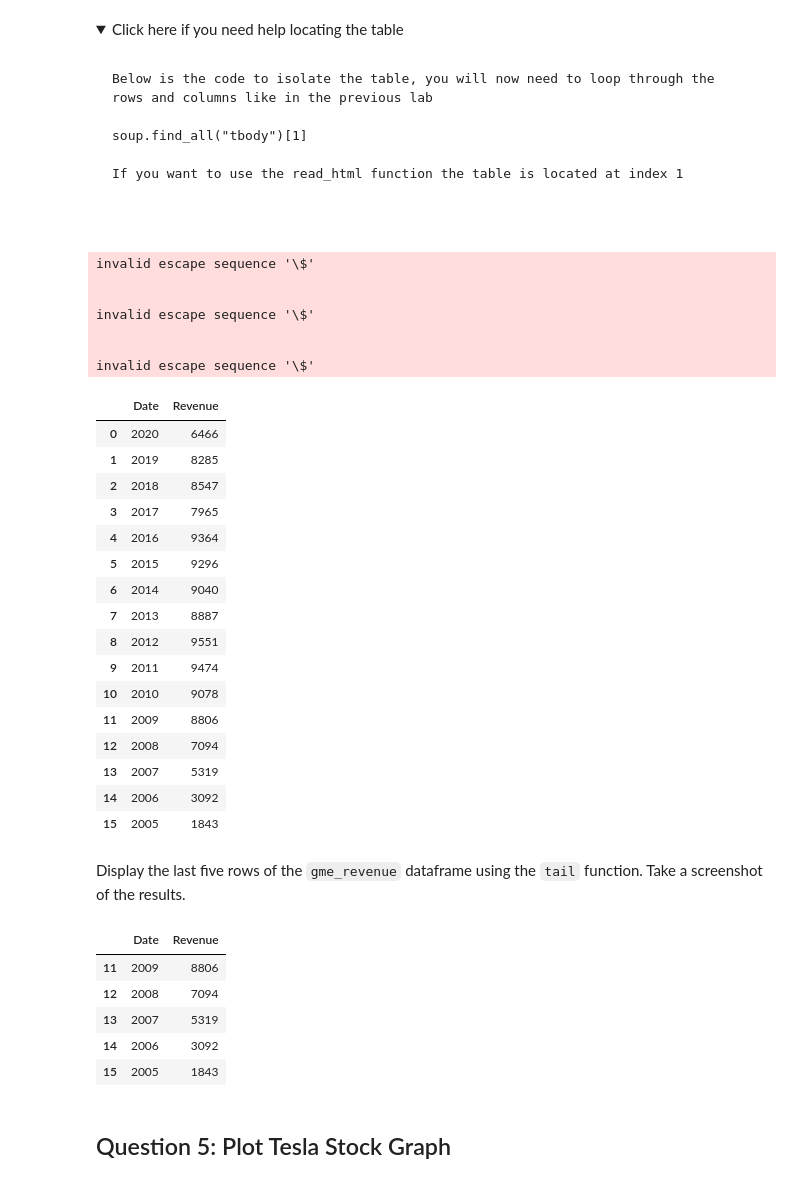
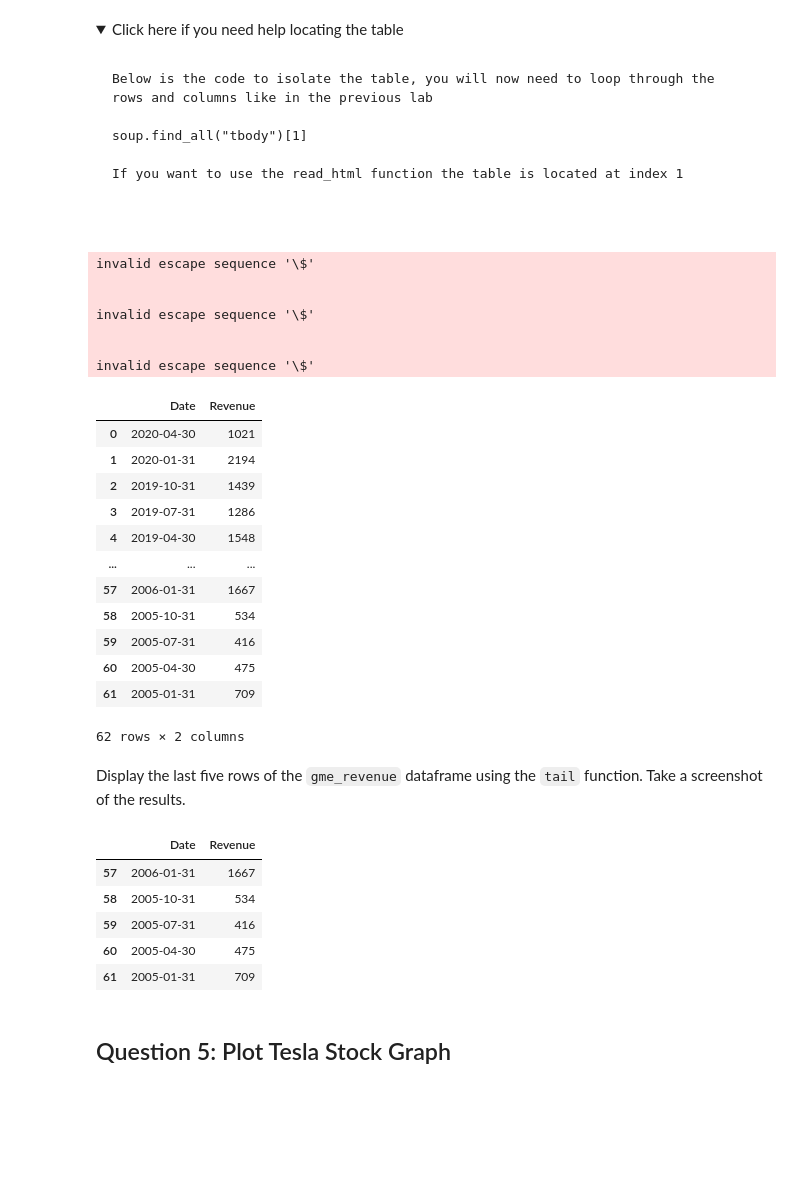
Before and after one commit to Th3FatGuy/Extracting-and-Visualizing-Stock-Data, a Jupyter notebook: Final Assignment.ipynb, the cells around one changed output. Saved outputs shown, nothing was run; the diff lists cells and outputs as text; code cells hidden in the pictures; folded sections open; blank space fills up the shorter version.

```diff
--- a/Final Assignment.ipynb
+++ b/Final Assignment.ipynb
@@ -164,11 +164,9 @@ tesla_revenue = pd.DataFrame(columns = ["Date", "Revenue"])
 
 for table in soup.find_all("table"):
     if "Tesla Quarterly Revenue" in table.find("th").text:
-        for row in soup.find("tbody").find_all('tr'):
+        for row in soup.find_all("tbody")[1].find_all('tr'):
             col = row.find_all('td')
             date = col[0].text
             revenue = col[1].text
 
             tesla_revenue = pd.concat([tesla_revenue, pd.DataFrame({"Date":[date], "Revenue":[revenue]})], ignore_index=True)
-
-tesla_revenue
@@ -305,53 +272,51 @@ If you want to use the read_html function the table is located at index 1
 # %%
 gme_revenue = pd.DataFrame(columns = ["Date", "Revenue"])
 
 for table in soup_2.find_all("table"):
     if "GameStop Quarterly Revenue" in table.find("th").text:
-        for row in soup_2.find("tbody").find_all('tr'):
+        for row in soup_2.find_all("tbody")[1].find_all('tr'):
             col = row.find_all('td')
             date = col[0].text
             revenue = col[1].text
 
             gme_revenue = pd.concat([gme_revenue, pd.DataFrame({"Date":[date], "Revenue":[revenue]})], ignore_index=True)
 
 gme_revenue['Revenue'] = gme_revenue['Revenue'].str.replace(',|\$',"", regex=True)
+gme_revenue.dropna(inplace=True)
+gme_revenue = gme_revenue[gme_revenue['Revenue'] != ""]
 gme_revenue
 # %% [output]
 invalid escape sequence '\$'
 
 
 invalid escape sequence '\$'
 
 
 invalid escape sequence '\$'
 |  | Date | Revenue |
-| 0 | 2020 | 6466 |
-| 1 | 2019 | 8285 |
-| 2 | 2018 | 8547 |
-| 3 | 2017 | 7965 |
-| 4 | 2016 | 9364 |
-| 5 | 2015 | 9296 |
-| 6 | 2014 | 9040 |
-| 7 | 2013 | 8887 |
-| 8 | 2012 | 9551 |
-| 9 | 2011 | 9474 |
-| 10 | 2010 | 9078 |
-| 11 | 2009 | 8806 |
-| 12 | 2008 | 7094 |
-| 13 | 2007 | 5319 |
-| 14 | 2006 | 3092 |
-| 15 | 2005 | 1843 |
+| 0 | 2020-04-30 | 1021 |
+| 1 | 2020-01-31 | 2194 |
+| 2 | 2019-10-31 | 1439 |
+| 3 | 2019-07-31 | 1286 |
+| 4 | 2019-04-30 | 1548 |
+| ... | ... | ... |
+| 57 | 2006-01-31 | 1667 |
+| 58 | 2005-10-31 | 534 |
+| 59 | 2005-07-31 | 416 |
+| 60 | 2005-04-30 | 475 |
+| 61 | 2005-01-31 | 709 |
+62 rows × 2 columns
 # %% [markdown]
 Display the last five rows of the `gme_revenue` dataframe using the `tail` function. Take a screenshot of the results.
 # %%
 gme_revenue.tail(5)
 # %% [output]
 |  | Date | Revenue |
-| 11 | 2009 | 8806 |
-| 12 | 2008 | 7094 |
-| 13 | 2007 | 5319 |
-| 14 | 2006 | 3092 |
-| 15 | 2005 | 1843 |
+| 57 | 2006-01-31 | 1667 |
+| 58 | 2005-10-31 | 534 |
+| 59 | 2005-07-31 | 416 |
+| 60 | 2005-04-30 | 475 |
+| 61 | 2005-01-31 | 709 |
 # %% [markdown]
 ## Question 5: Plot Tesla Stock Graph
 # %% [markdown]
```
Also changed, not shown: parts of 5 cells of this notebook.
